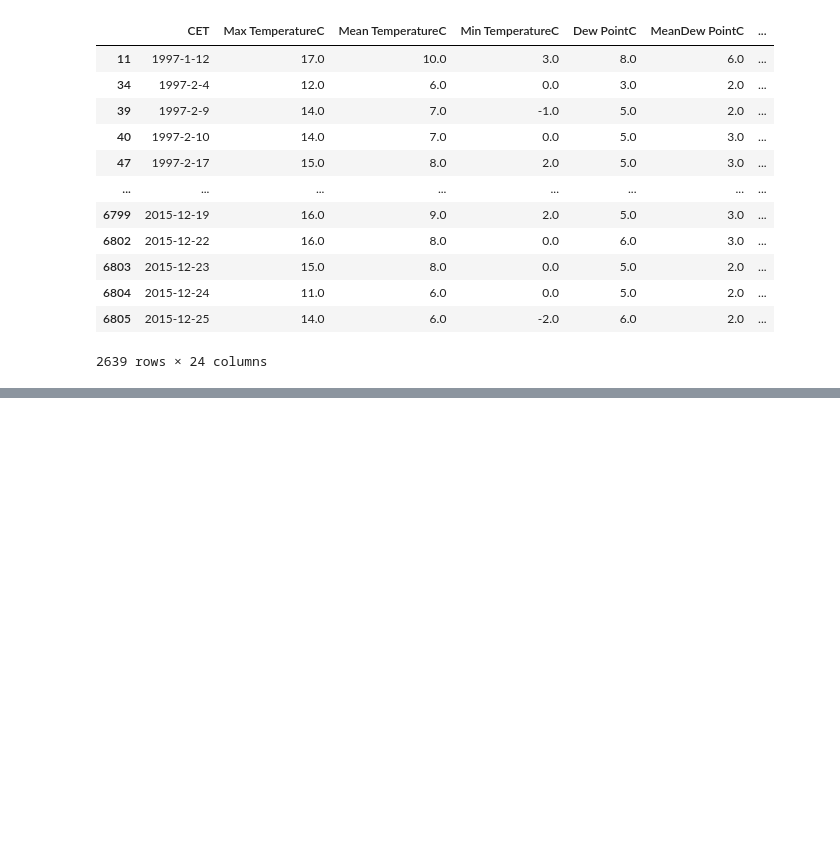
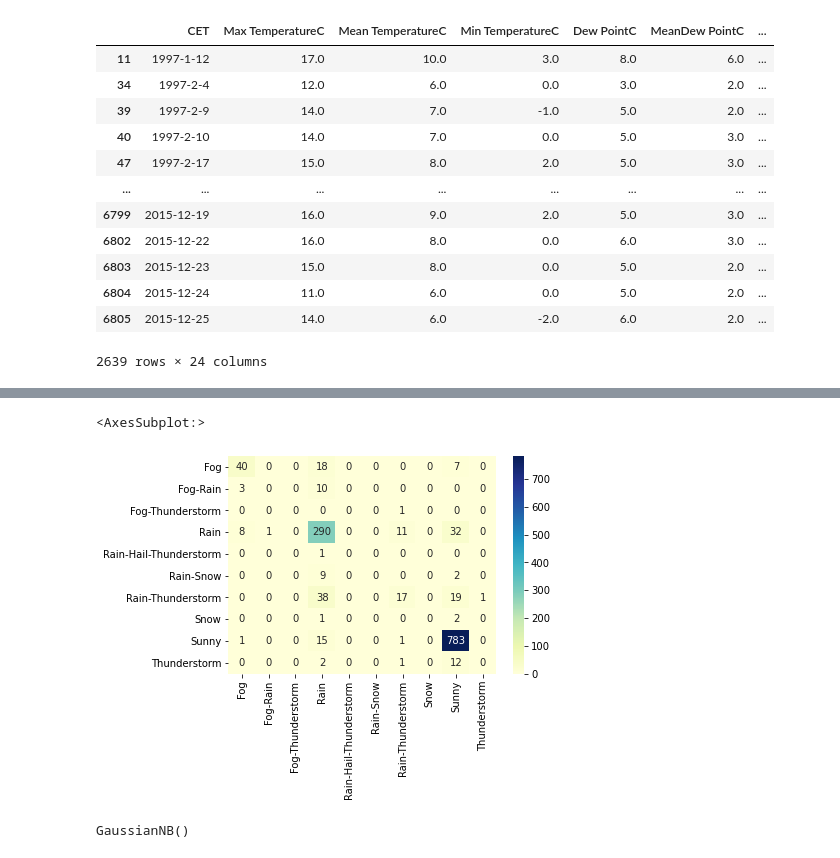
Before and after one commit to giustipatricio/madridbarajas1997-2015, a Jupyter notebook: Madrid-Barajas-1997-2020-weather.ipynb, the cells around one changed output, grey strips where cells are left out. Drawn from its saved outputs; the diff is of its cells as text; code cells hidden in the pictures; blank space fills up the shorter version.

```diff
--- a/Madrid-Barajas-1997-2020-weather.ipynb
+++ b/Madrid-Barajas-1997-2020-weather.ipynb
@@ -339,0 +655,18 @@ dtype: int64
+# %%
+confu_mtx = pd.DataFrame(confusion_matrix(Y_test, y_preds_knn),
+  index = [ 'Fog','Fog-Rain','Fog-Thunderstorm','Rain','Rain-Hail-Thunderstorm','Rain-Snow','Rain-Thunderstorm','Snow','Sunny','Thunderstorm'],
+  columns = ['Fog','Fog-Rain','Fog-Thunderstorm','Rain','Rain-Hail-Thunderstorm','Rain-Snow','Rain-Thunderstorm','Snow','Sunny','Thunderstorm'])
+
+sns.heatmap(confu_mtx , annot=True, fmt='d', cmap='YlGnBu')
+# %% [output]
+<AxesSubplot:>
+[figure, added]
+# %%
+from sklearn.naive_bayes import GaussianNB
+#naive Bayes
+gnb = GaussianNB()
+gnb.fit(X_train, Y_train)
+Y_preds_nb = gnb.predict(X_test)
+Y_preds_nb
+# %% [output]
+GaussianNB()
```
Also changed, not shown: parts of 46 cells of this notebook, 1 other file.
